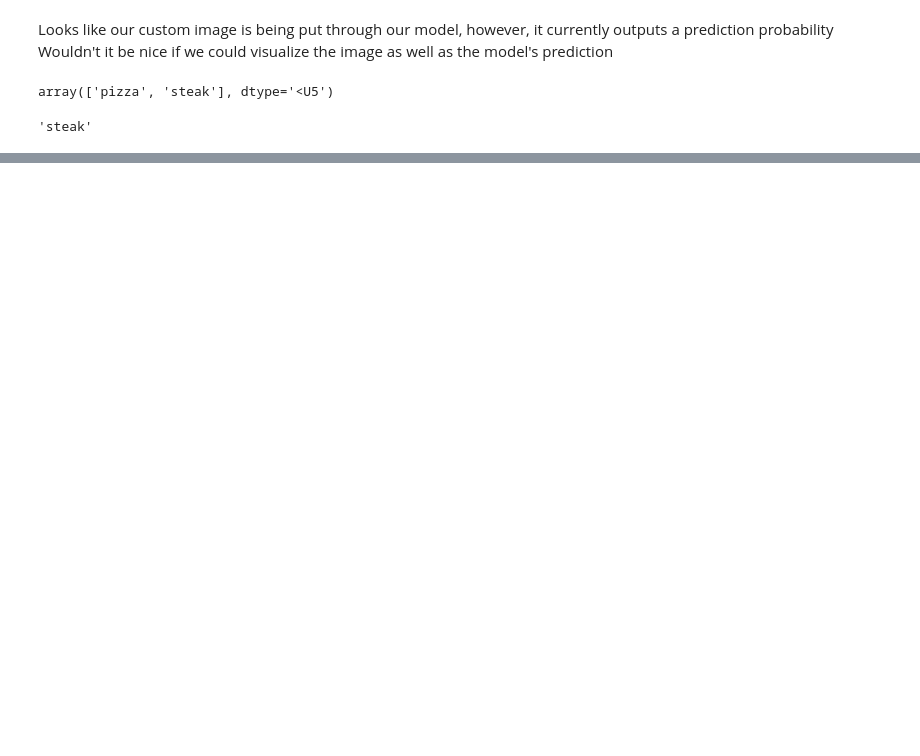
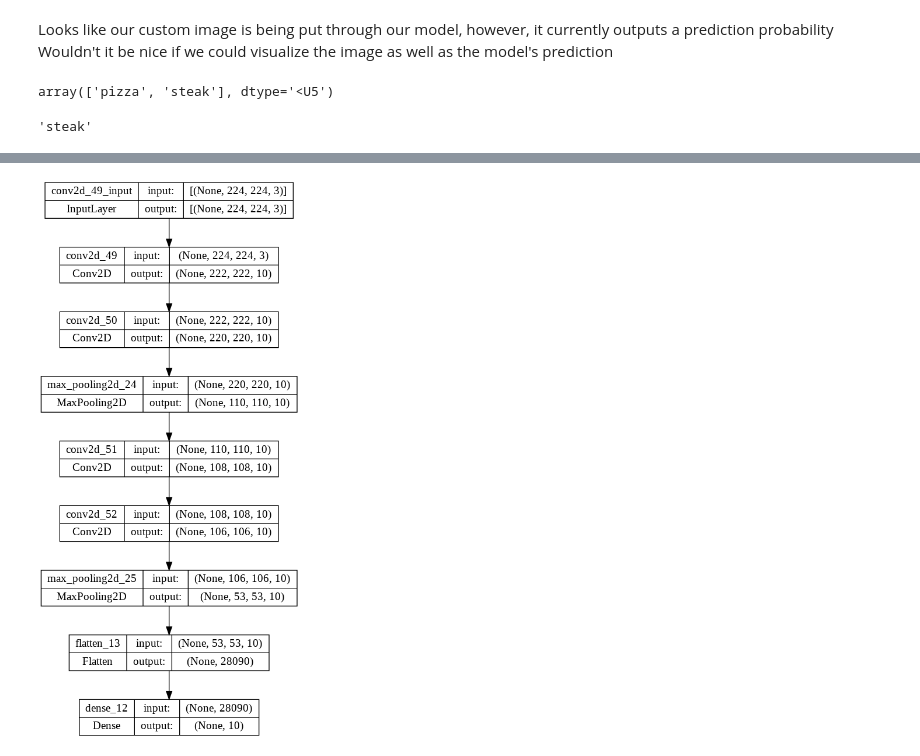
Before and after one commit to sanghvian/ml-with-tensorflow, a Jupyter notebook: tf_cnn_cvi.ipynb, the cells around one changed output, grey strips where cells are left out. Drawn from its saved outputs; the diff is of its cells as text; code cells hidden in the pictures; blank space fills up the shorter version.

```diff
--- a/tf_cnn_cvi.ipynb
+++ b/tf_cnn_cvi.ipynb
@@ -970,0 +1079,8 @@ pred_and_plot(model_7,"360_F_116362893_5lM48e4YkHmmgIeVCun0L0Esl0lsuN8p.jpg", cl
+# %%
+# Create ImageDataGenerator training instance with data augmentation
+
+# Create training data generator by using ImageDataGenerator without data augmentation
+training_datagen = ImageDataGenerator(rescale=1/255.)
+
+# Create testing data generator by using ImageDataGenerator without data augmentation
+test_datagen = ImageDataGenerator(1/255.)
@@ -970,0 +1128,22 @@ pred_and_plot(model_7,"360_F_116362893_5lM48e4YkHmmgIeVCun0L0Esl0lsuN8p.jpg", cl
+# %%
+model_8 = Sequential([
+    Conv2D(
+        filters=10,
+        kernel_size=(3,3), # same as writing "3" here
+        strides=1, # same as writing "3" here
+        input_shape=(224,224, 3)
+    ),
+    Conv2D(10,3, activation="relu"),
+    MaxPool2D(pool_size=2, padding="valid"),
+    Conv2D(10, 3, activation="relu"),
+    Conv2D(10, 3, activation="relu"),
+    MaxPool2D(),
+    Flatten(),
+    Dense(10, activation="softmax")
+])
+
+model_8.compile(
+    loss=tf.keras.losses.CategoricalCrossentropy(),
+    optimizer=Adam(),
+    metrics=["accuracy"]
+)
@@ -970,0 +1229,4 @@ pred_and_plot(model_7,"360_F_116362893_5lM48e4YkHmmgIeVCun0L0Esl0lsuN8p.jpg", cl
+# %%
+tf.keras.utils.plot_model(model_8, show_shapes=True)
+# %% [output]
+[figure, added]
```
Also changed, not shown: parts of 46 cells of this notebook.
